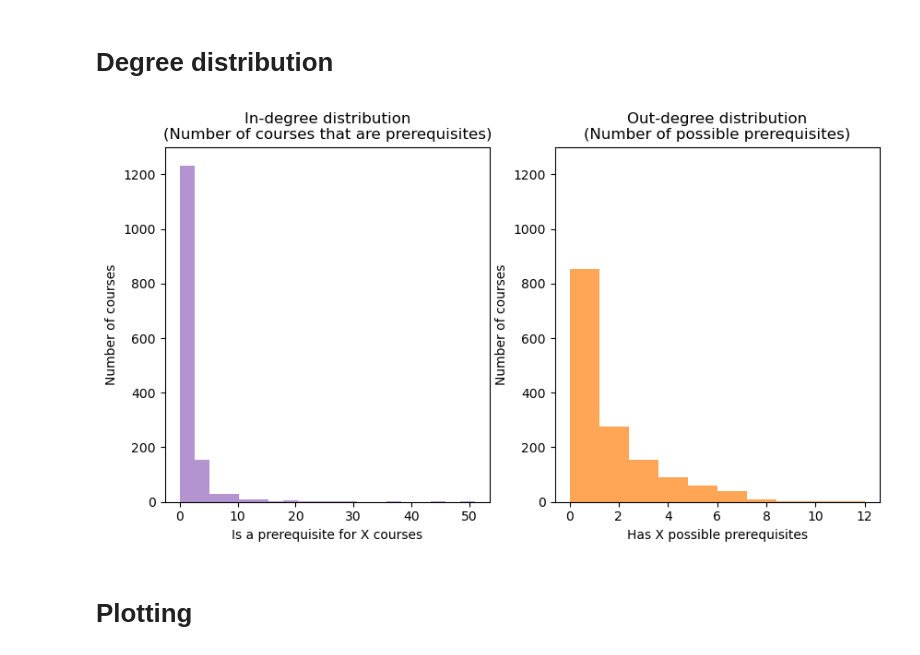
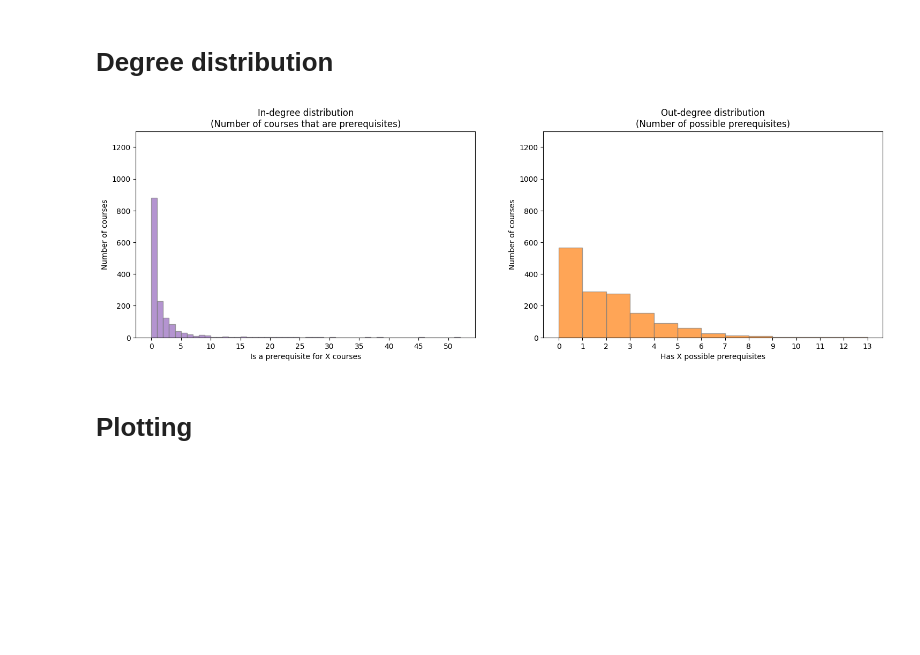
Before and after one commit to ThereseStein/SocialGraphs, a Jupyter notebook: process.ipynb, the cells around one changed output. Drawn from its saved outputs; the diff is of its cells as text; code cells hidden in the pictures; blank space fills up the shorter version.

```diff
--- a/process.ipynb
+++ b/process.ipynb
@@ -125,24 +125,28 @@ Ellipsis
 # %%
 # Calculate in- and out-degrees. Show histogram
 in_degrees = [G.in_degree(n) for n in G.nodes]
 out_degrees = [G.out_degree(n) for n in G.nodes]
 
-fig, axs = plt.subplots(1,2, figsize=(10,5))
+fig, axs = plt.subplots(1, 2, figsize=(18, 5))
 axs[0].set_ylim(0, 1300)
-axs[0].hist(in_degrees, bins=20, color='C4',alpha=0.7, label='In-degree (is a prerequisite)')
+axs[0].hist(in_degrees, bins=range(min(in_degrees), max(in_degrees) + 2), color='C4', alpha=0.7, edgecolor='grey', label='In-degree (is a prerequisite)')
 axs[0].set_xlabel('Is a prerequisite for X courses')
 axs[0].set_ylabel('Number of courses')
 axs[0].set_title('In-degree distribution\n(Number of courses that are prerequisites)')
+axs[0].xaxis.set_major_locator(plt.MaxNLocator(integer=True))
+axs[0].xaxis.set_major_locator(plt.MultipleLocator(5))
 
 axs[1].set_ylim(0, 1300)
-axs[1].hist(out_degrees, bins=10, color='C1', alpha=0.7, label='Out-degree (number of possible prerequisites)')
+axs[1].hist(out_degrees, bins=range(min(out_degrees), max(out_degrees) + 2), color='C1', alpha=0.7, edgecolor='grey', label='Out-degree (number of possible prerequisites)')
 axs[1].set_xlabel('Has X possible prerequisites')
 axs[1].set_ylabel('Number of courses')
 axs[1].set_title('Out-degree distribution\n(Number of possible prerequisites)')
+axs[1].xaxis.set_major_locator(plt.MaxNLocator(integer=True))
+axs[1].xaxis.set_major_locator(plt.MultipleLocator(1))
 
 plt.show()
 # %% [output]
-[figure, old version]
+[figure, new version]
 # %% [markdown]
 # Plotting
 # %%
```
Also changed, not shown: parts of 3 cells of this notebook.
